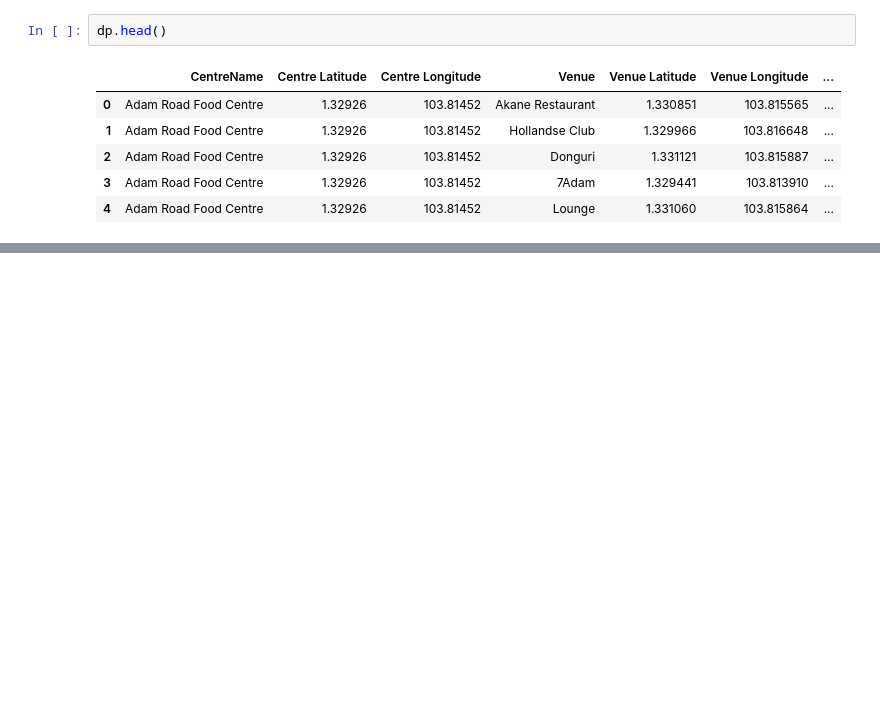
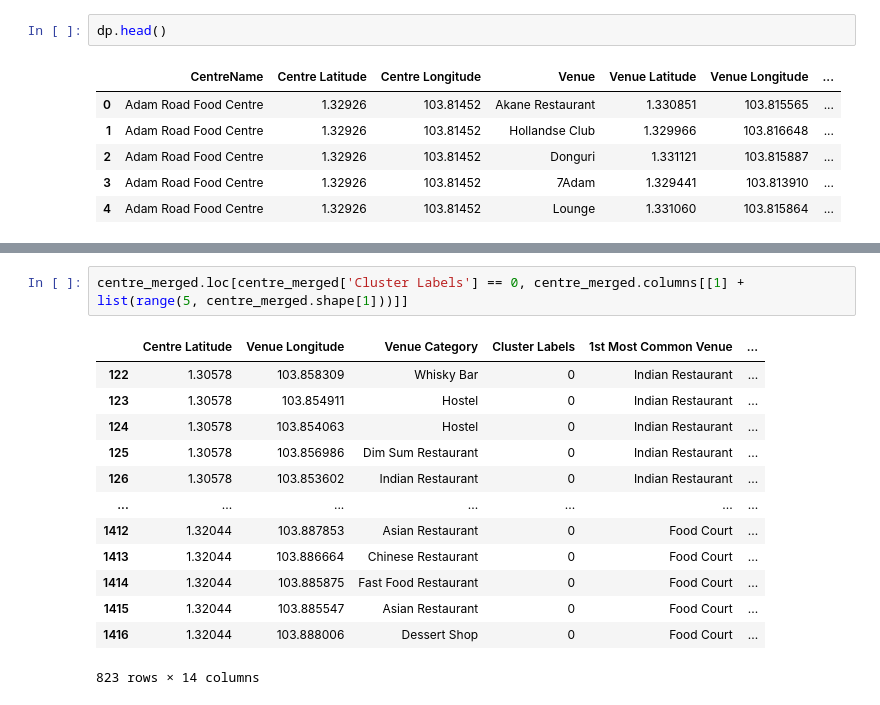
Before and after one commit to xIHAx/Coursera_Capstone, a Jupyter notebook: Capstone_Finale.ipynb, the cells around one changed output, grey strips where cells are left out. Drawn from its saved outputs; the diff is of its cells as text; blank space fills up the shorter version.

```diff
--- a/Capstone_Finale.ipynb
+++ b/Capstone_Finale.ipynb
@@ -188,0 +330,16 @@ dp.shape
+# %%
+centre_merged.loc[centre_merged['Cluster Labels'] == 0, centre_merged.columns[[1] + list(range(5, centre_merged.shape[1]))]]
+# %% [output]
+|  | Centre Latitude | Venue Longitude | Venue Category | Cluster Labels | 1st Most Common Venue | ... |
+| 122 | 1.30578 | 103.858309 | Whisky Bar | 0 | Indian Restaurant | ... |
+| 123 | 1.30578 | 103.854911 | Hostel | 0 | Indian Restaurant | ... |
+| 124 | 1.30578 | 103.854063 | Hostel | 0 | Indian Restaurant | ... |
+| 125 | 1.30578 | 103.856986 | Dim Sum Restaurant | 0 | Indian Restaurant | ... |
+| 126 | 1.30578 | 103.853602 | Indian Restaurant | 0 | Indian Restaurant | ... |
+| ... | ... | ... | ... | ... | ... | ... |
+| 1412 | 1.32044 | 103.887853 | Asian Restaurant | 0 | Food Court | ... |
+| 1413 | 1.32044 | 103.886664 | Chinese Restaurant | 0 | Food Court | ... |
+| 1414 | 1.32044 | 103.885875 | Fast Food Restaurant | 0 | Food Court | ... |
+| 1415 | 1.32044 | 103.885547 | Asian Restaurant | 0 | Food Court | ... |
+| 1416 | 1.32044 | 103.888006 | Dessert Shop | 0 | Food Court | ... |
+823 rows × 14 columns
```
Also changed, not shown: parts of 14 cells of this notebook.
